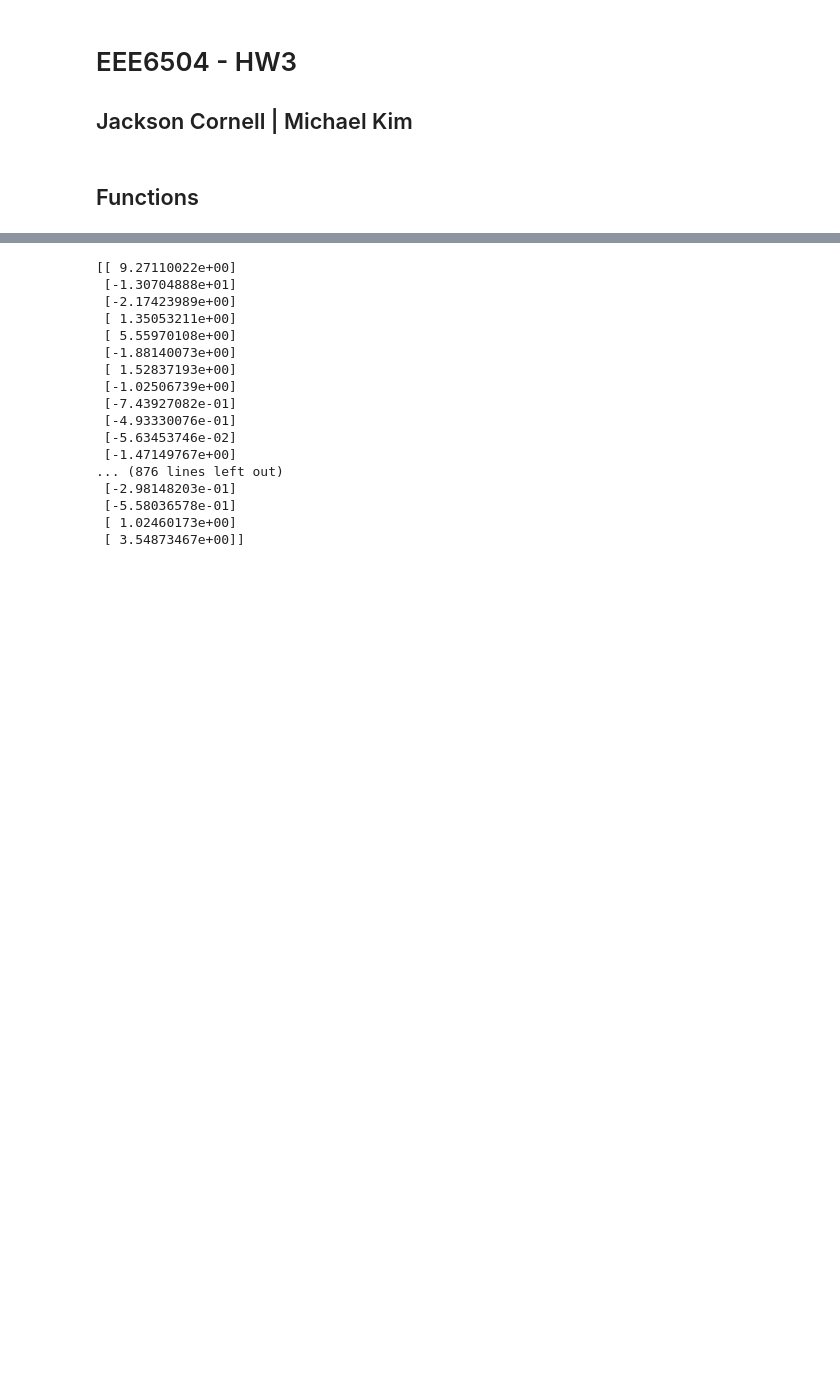
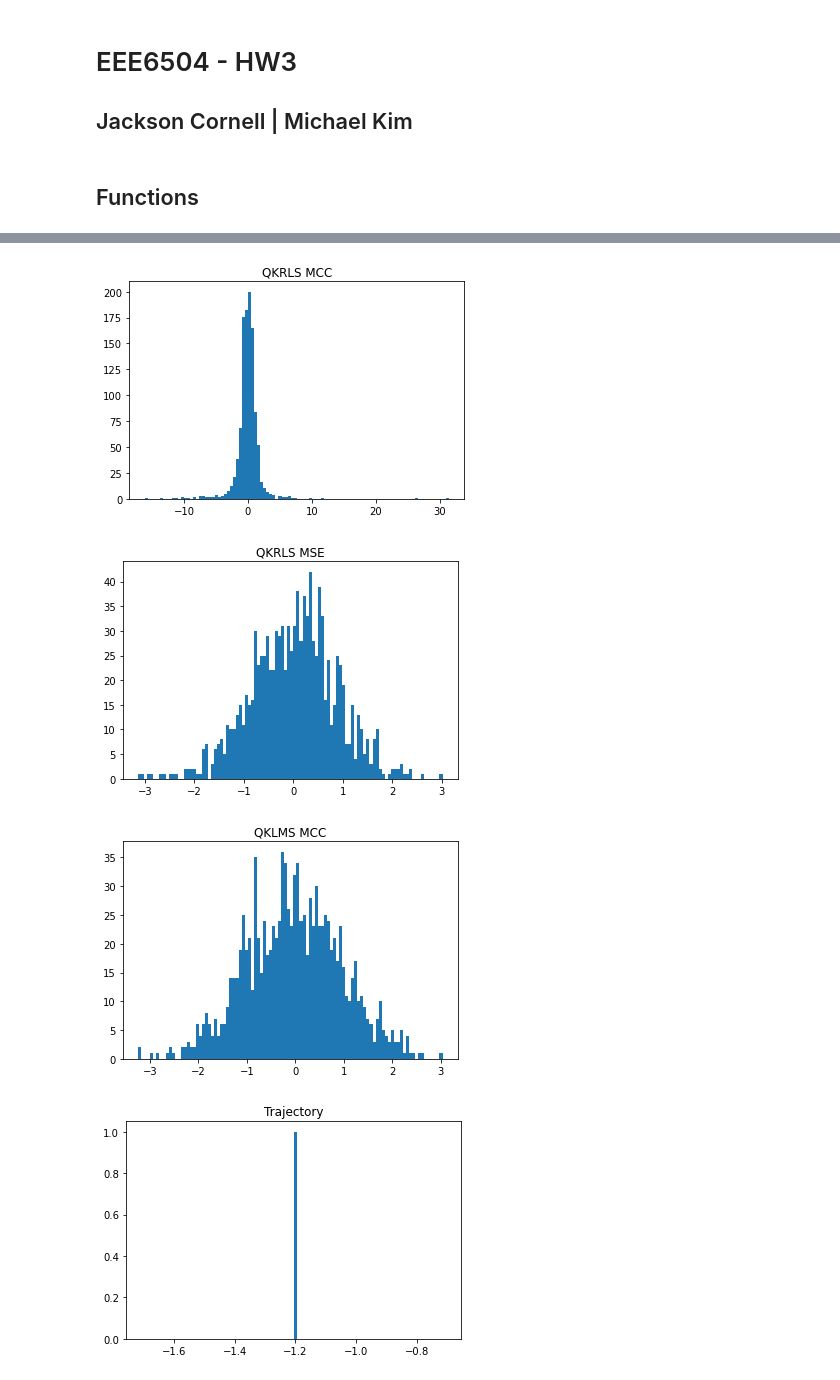
Before and after one commit to jcornell616/ML-for-time-series, a Jupyter notebook: Project2/Project2.ipynb, the cells around one changed output, grey strips where cells are left out. Saved outputs shown, nothing was run; the diff lists cells and outputs as text; code cells hidden in the pictures; blank space fills up the shorter version.

```diff
--- a/Project2/Project2.ipynb
+++ b/Project2/Project2.ipynb
@@ -309,20 +309,22 @@ plt.show()
 # %%
-print(a)
+# histograms
+hist1 = plt.hist(J, bins = 100)
+plt.title("QKRLS MCC")
+plt.show()
+
+hist2 = plt.hist(J2, bins = 100)
+plt.title("QKRLS MSE")
+plt.show()
+
+hist2 = plt.hist(J3, bins = 100)
+plt.title("QKLMS MCC")
+plt.show()
+
+hist2 = plt.hist(y1[0:100] - d[0:100], bins = 100)
+plt.title("Trajectory")
+plt.show()
 # %% [output]
-[[ 9.27110022e+00]
- [-1.30704888e+01]
- [-2.17423989e+00]
- [ 1.35053211e+00]
- [ 5.55970108e+00]
- [-1.88140073e+00]
- [ 1.52837193e+00]
- [-1.02506739e+00]
- [-7.43927082e-01]
- [-4.93330076e-01]
- [-5.63453746e-02]
- [-1.47149767e+00]
-... (876 lines left out)
- [-2.98148203e-01]
- [-5.58036578e-01]
- [ 1.02460173e+00]
- [ 3.54873467e+00]]
+[figure, added]
+[figure, added]
+[figure, added]
+[figure, added]
```
Also changed, not shown: parts of 5 cells of this notebook.
